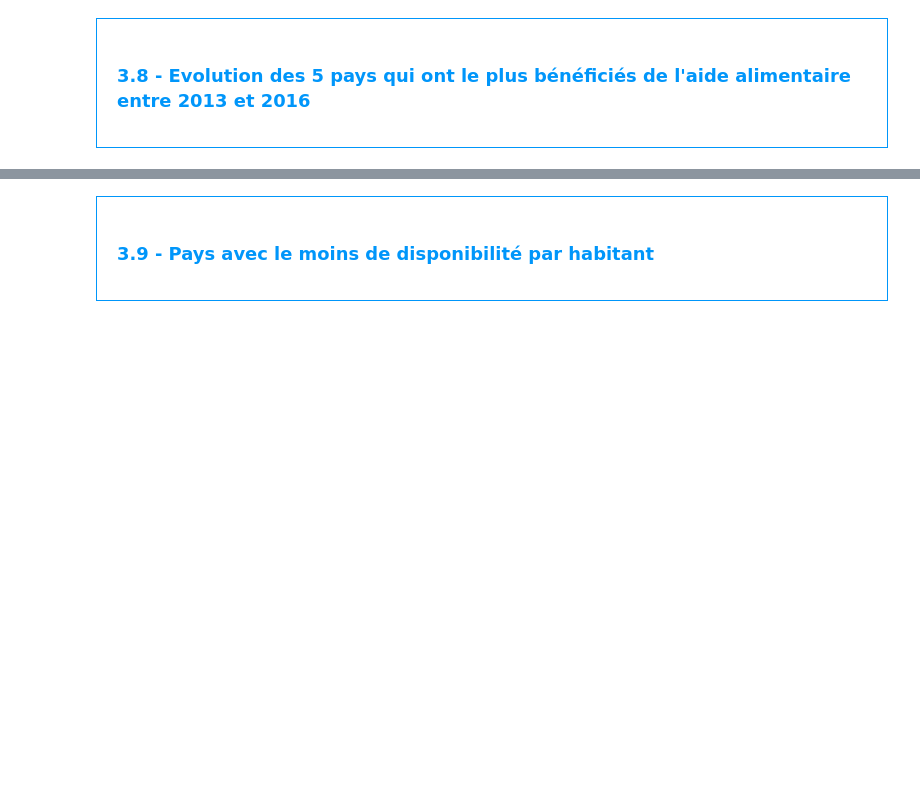
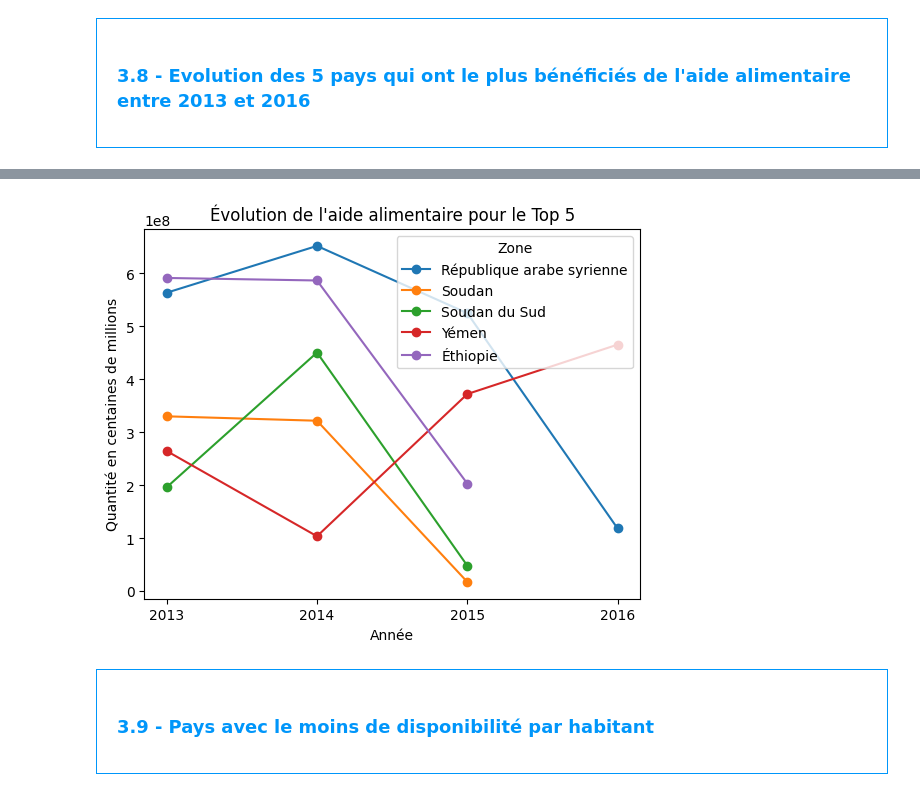
Before and after one commit to ziedbelhocine/Cours-OC, a Jupyter notebook: Data_Analyst/Projet_4/Template+Julien+V2.ipynb, the cells around one changed output, grey strips where cells are left out. Drawn from its saved outputs; the diff is of its cells as text; code cells hidden in the pictures; blank space fills up the shorter version.

```diff
--- a/Data_Analyst/Projet_4/Template+Julien+V2.ipynb
+++ b/Data_Analyst/Projet_4/Template+Julien+V2.ipynb
@@ -538,2 +615,4 @@ np.float64(11621658126.295)
 # %%
 #affichage après trie des 10 pays qui ont bénéficié le plus de l'aide alimentaire
+total_aide_pays.sort_values(by='Valeur', ascending=False, inplace=True)
+total_aide_pays.head(10)
@@ -543,3 +634,6 @@ np.float64(11621658126.295)
 </div>
 # %%
 #Création d'un dataframe avec la zone, l'année et l'aide alimentaire puis groupby sur zone et année
+aide_alimentaire_evolution = aide_alimentaire[['Zone', 'Année', 'Valeur']]
+aide_alimentaire_evolution = aide_alimentaire_evolution.groupby(['Zone', 'Année']).sum().reset_index()
+aide_alimentaire_evolution
@@ -546,2 +654,4 @@ np.float64(11621658126.295)
 # %%
 #Création d'une liste contenant les 5 pays qui ont le plus bénéficiées de l'aide alimentaire
+liste_top_5 = total_aide_pays['Zone'].head(5).tolist()
+print(liste_top_5)
@@ -548,2 +660,5 @@ np.float64(11621658126.295)
 # %%
 #On filtre sur le dataframe avec notre liste
+mask = aide_alimentaire_evolution['Zone'].isin(liste_top_5)
+evolution_aide_top5 = aide_alimentaire_evolution.loc[mask]
+evolution_aide_top5.info()
@@ -550,5 +676,14 @@ np.float64(11621658126.295)
 # %%
 # Affichage des pays avec l'aide alimentaire par année
+import matplotlib.pyplot as plt
+
+evolution_aide_top5.pivot(index='Année', columns='Zone', values='Valeur').plot(kind='line', marker='o')
+plt.xticks([2013, 2014, 2015, 2016])
+plt.title("Évolution de l'aide alimentaire pour le Top 5")
+plt.ylabel("Quantité en centaines de millions")
+plt.show()
+# %% [output]
+[figure, added]
 # %% [markdown]
 <div style="border: 1px solid RGB(0,150,250);" >
 <h3 style="margin: auto; padding: 20px; color: RGB(0,150,250); ">3.9 - Pays avec le moins de disponibilité par habitant</h3>
```
Also changed, not shown: parts of 25 cells of this notebook.
